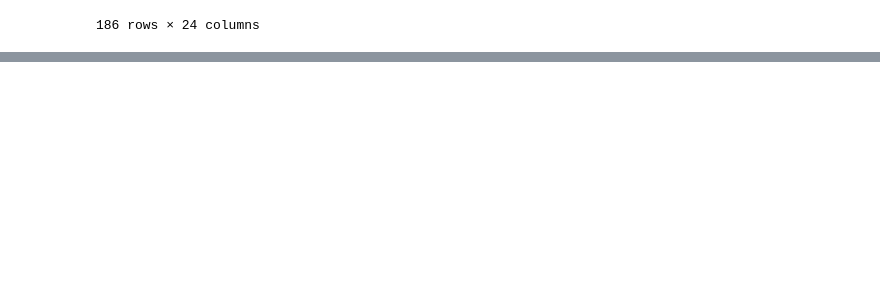
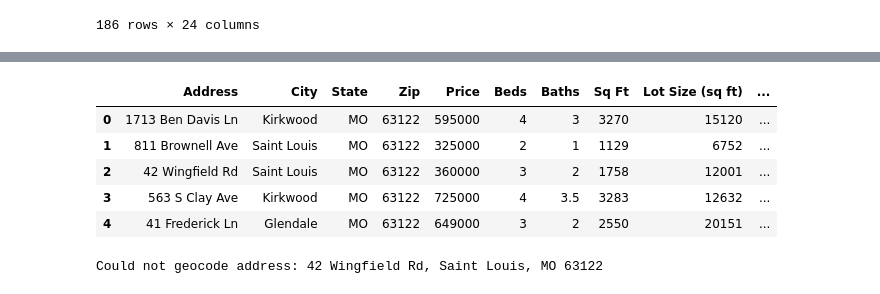
Before and after one commit to JConn99/RealtorAPI, a Jupyter notebook: RealtorAPI.ipynb, the cells around one changed output, grey strips where cells are left out. Cells and saved outputs as stored; diff of their text form; code cells hidden in the pictures; blank space fills up the shorter version.

```diff
--- a/RealtorAPI.ipynb
+++ b/RealtorAPI.ipynb
@@ -978,0 +1099,39 @@ Store your API key in Streamlit secrets.
+# %%
+df.head()
+# %% [output]
+|  | Address | City | State | Zip | Price | Beds | Baths | Sq Ft | Lot Size (sq ft) | ... |
+| 0 | 1713 Ben Davis Ln | Kirkwood | MO | 63122 | 595000 | 4 | 3 | 3270 | 15120 | ... |
+| 1 | 811 Brownell Ave | Saint Louis | MO | 63122 | 325000 | 2 | 1 | 1129 | 6752 | ... |
+| 2 | 42 Wingfield Rd | Saint Louis | MO | 63122 | 360000 | 3 | 2 | 1758 | 12001 | ... |
+| 3 | 563 S Clay Ave | Kirkwood | MO | 63122 | 725000 | 4 | 3.5 | 3283 | 12632 | ... |
+| 4 | 41 Frederick Ln | Glendale | MO | 63122 | 649000 | 3 | 2 | 2550 | 20151 | ... |
+# %%
+### Testing the Geomapping
+geo_df = df.copy()
+geo_df['full_address'] = geo_df['Address'] + ', ' + geo_df['City'] + ', ' + geo_df['State'] + ' ' + geo_df['Zip'].astype(str)
+
+# Initialize geocoder with user_agent
+geolocator = Nominatim(user_agent="streamlit_app")
+
+# Use rate limiter to respect API limits
+geocode = RateLimiter(geolocator.geocode, min_delay_seconds=1)
+
+# Add latitude and longitude columns
+geo_df['latitude'] = None
+geo_df['longitude'] = None
+
+for i, row in geo_df.iterrows():
+    try:
+        location = geocode(row['full_address'])
+        if location:
+            geo_df.at[i, 'latitude'] = location.latitude
+            geo_df.at[i, 'longitude'] = location.longitude
+        else:
+         print(f"Could not geocode address: {row['full_address']}")
+    except Exception as e:
+     print(f"Error geocoding address: {row['full_address']} - {str(e)}")
+
+# Filter out rows with missing coordinates
+map_df = geo_df.dropna(subset=['latitude', 'longitude'])
+# %% [output]
+Could not geocode address: 42 Wingfield Rd, Saint Louis, MO 63122
```
Also changed, not shown: parts of 8 cells of this notebook, 2 other files.
